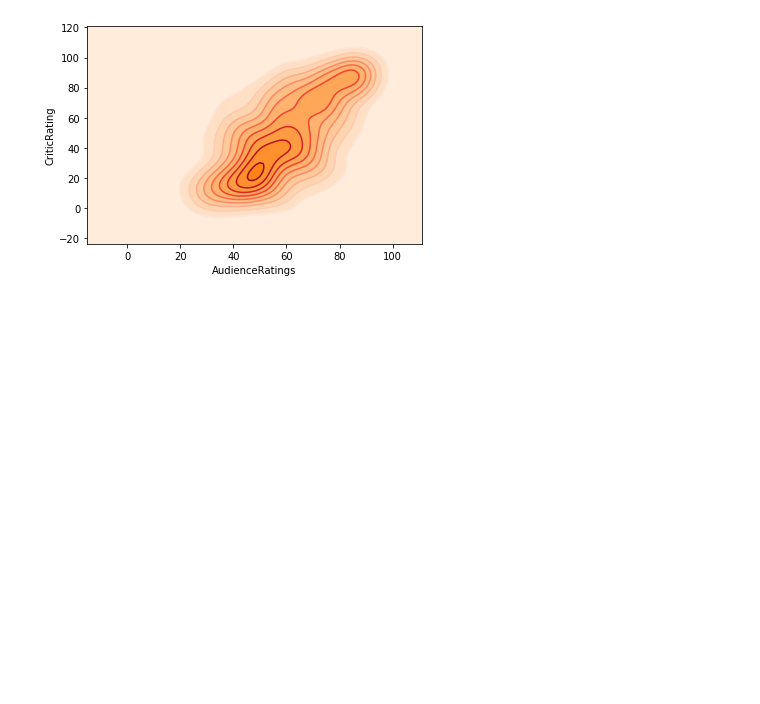
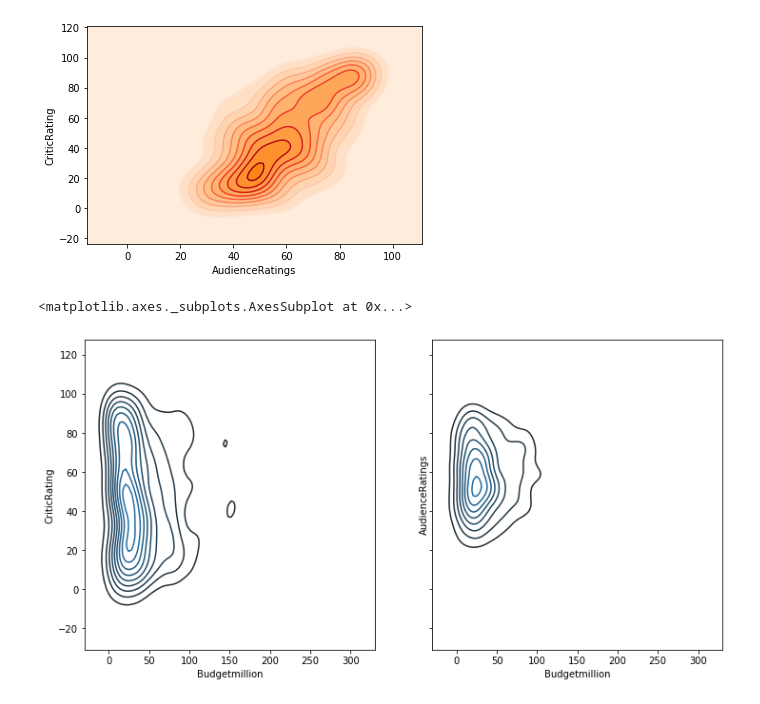
Before and after one commit to pankajpahuja1/MovieVisualisation, a Jupyter notebook: KDEplot.ipynb, the cells around one changed output. Saved outputs shown, nothing was run; the diff lists cells and outputs as text; code cells hidden in the pictures; blank space fills up the shorter version.

```diff
--- a/KDEplot.ipynb
+++ b/KDEplot.ipynb
@@ -132,3 +132,11 @@ sns.kdeplot(movie.AudienceRatings,movie.CriticRating,shade=True,)
 [figure]
 # %%
 #the major desity can be seen at (20,50) and as the distribution is with clear outline is shown for better understanding
+# %%
+import matplotlib.pyplot as plt
+f,axes=plt.subplots(1,2,figsize=(12,6),sharex=True,sharey=True)
+sns.kdeplot(movie.Budgetmillion,movie.CriticRating,ax=axes[0])
+sns.kdeplot(movie.Budgetmillion,movie.AudienceRatings,ax=axes[1])
+# %% [output]
+<matplotlib.axes._subplots.AxesSubplot at 0x...>
+[figure, added]
```
Also changed, not shown: parts of 3 cells of this notebook.
